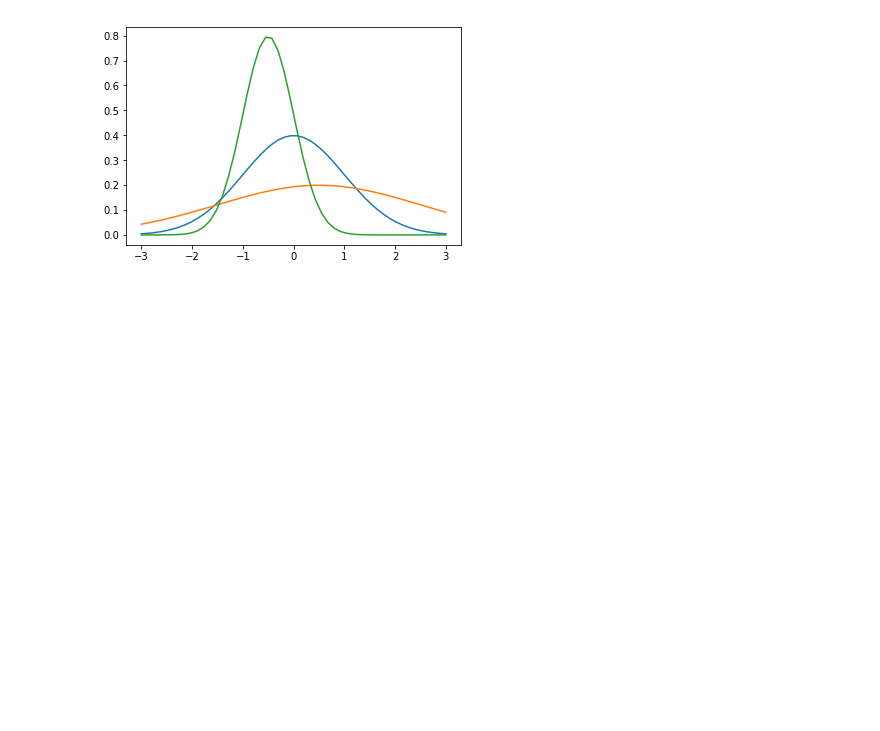
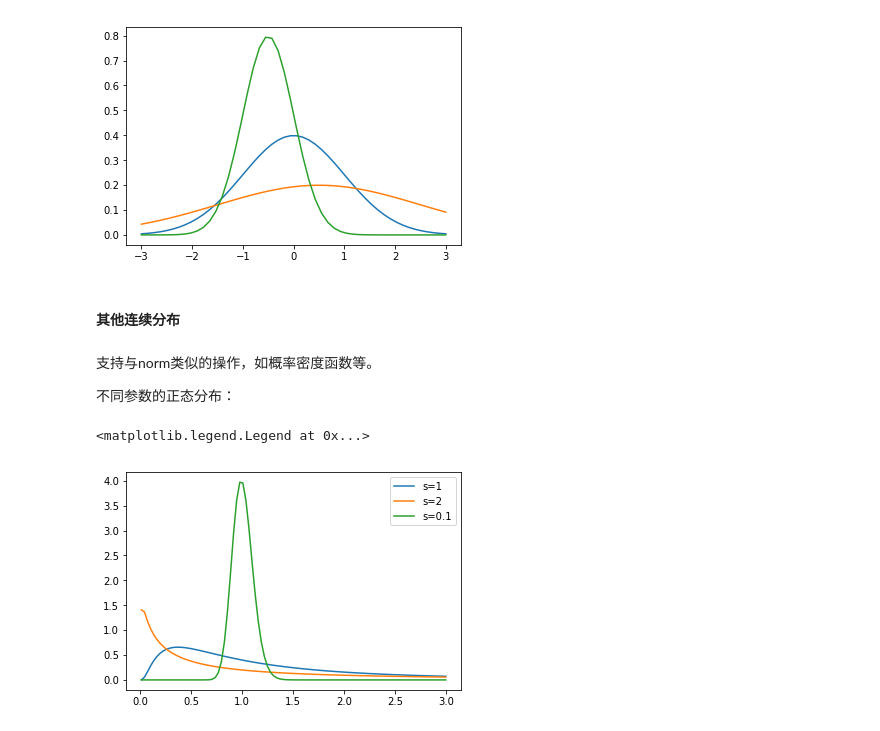
Before and after one commit to koral5408/notes-python, a Jupyter notebook: 04-scipy/04.03 概率统计方法.ipynb, the cells around one changed output. Drawn from its saved outputs; the diff is of its cells as text; code cells hidden in the pictures; blank space fills up the shorter version.

```diff
--- a/04-scipy/04.03 概率统计方法.ipynb
+++ b/04-scipy/04.03 概率统计方法.ipynb
@@ -160,3 +160,5 @@ p = plot(x, norm(loc=0.5, scale=2).pdf(x))
 p = plot(x, norm(loc=-0.5, scale=.5).pdf(x))
 # %% [output]
 [figure]
+# %% [markdown]
+#### 其他连续分布
@@ -162,0 +167,15 @@ p = plot(x, norm(loc=-0.5, scale=.5).pdf(x))
+# %% [markdown]
+支持与norm类似的操作，如概率密度函数等。
+
+不同参数的正态分布：
+# %%
+x = linspace(0.01, 3, 100)
+
+plot(x, lognorm.pdf(x, 1), label='s=1')
+plot(x, lognorm.pdf(x, 2), label='s=2')
+plot(x, lognorm.pdf(x, .1), label='s=0.1')
+
+legend()
+# %% [output]
+<matplotlib.legend.Legend at 0x...>
+[figure, added]
```
Also changed, not shown: parts of 54 cells of this notebook.
